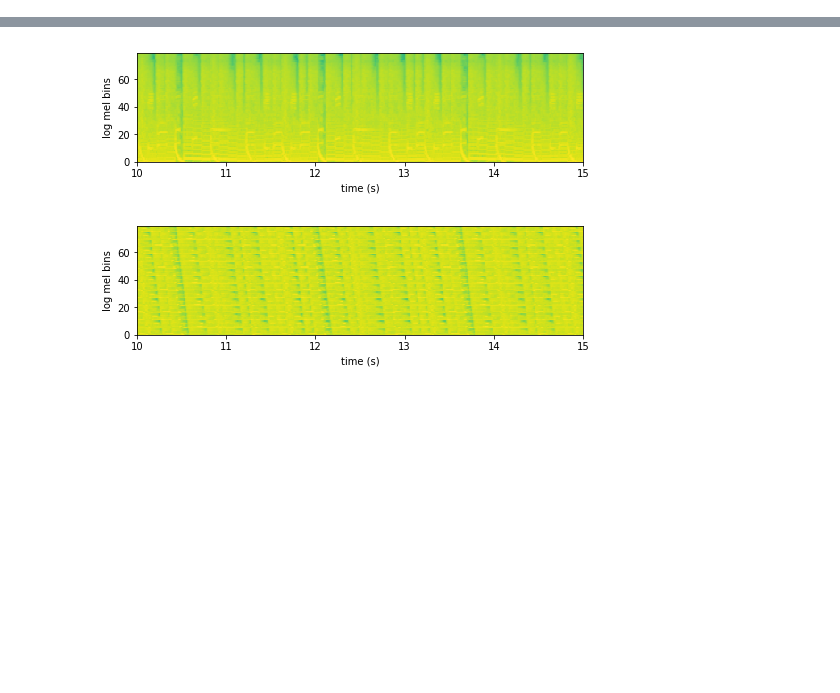
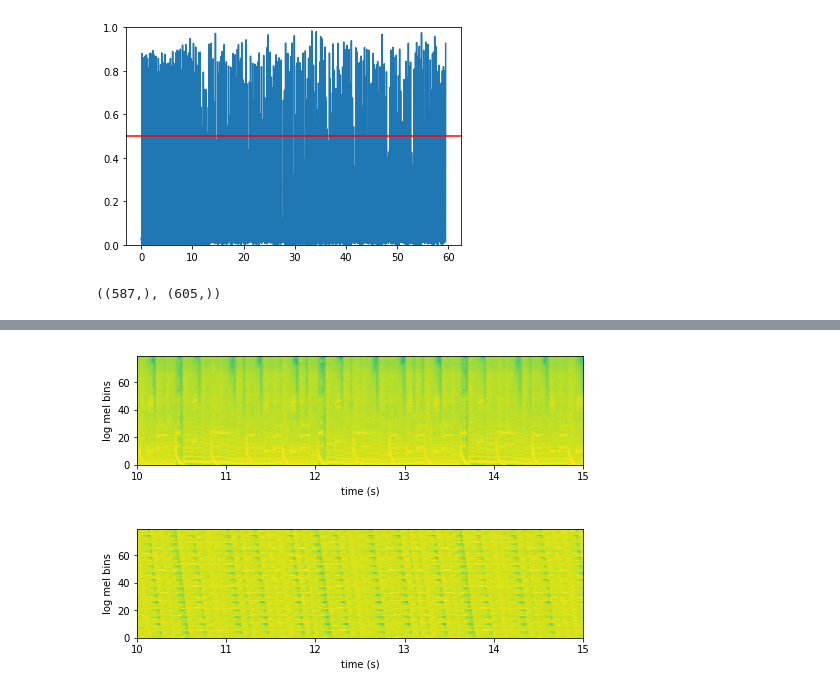
Before and after one commit to cpuguy96/StepCOVNet, a Jupyter notebook: timings_checker.ipynb, the cells around one changed output, grey strips where cells are left out. Cells and saved outputs as stored; diff of their text form; code cells hidden in the pictures; blank space fills up the shorter version.

Commit message:
updated to most recent
checking more models

```diff
--- a/timings_checker.ipynb
+++ b/timings_checker.ipynb
@@ -65,0 +139,8 @@ _________________________________________________________________
+# %%
+import xgboost as xgb
+bst = xgb.Booster({'nthread':-1})
+bst.load_model('colab_xgb_model.model')
+multi = False
+scaler = []
+with open("training_data/under_scaler.pkl", "rb") as file:
+    scaler.append(joblib.load(file))
@@ -66,18 +168,11 @@ _________________________________________________________________
 # %%
+import lightgbm as lgb
+lgb = lgb.Booster(model_file='colab_multi_lgb_model.model')
+multi = True
 scaler = []
-
-if model.layers[0].input_shape[1] != 1:
-    multi = True
-else:
-    multi = False
-
-if multi:
-    with open("training_data/scaler_low.pkl", "rb") as file:
-        scaler.append(joblib.load(file))
-    with open("training_data/scaler_mid.pkl", "rb") as file:
-        scaler.append(joblib.load(file))
-    with open("training_data/scaler_high.pkl", "rb") as file:
-        scaler.append(joblib.load(file))
-else:
-    with open("training_data/scaler.pkl", "rb") as file:
-        scaler.append(joblib.load(file))
+with open("training_data/multi_under_scaler_low.pkl", "rb") as file:
+    scaler.append(joblib.load(file))
+with open("training_data/multi_under_scaler_mid.pkl", "rb") as file:
+    scaler.append(joblib.load(file))
+with open("training_data/multi_under_scaler_high.pkl", "rb") as file:
+    scaler.append(joblib.load(file))
@@ -111,0 +264,23 @@ plt.show()
+# %%
+snip = pdf[50: 60*100]
+x = np.arange(0, len(snip)) * 0.01
+plt.plot(x, snip)
+plt.axhline(y=0.5, color='r', linestyle='-')
+plt.ylim(0, 1)
+plt.show()
+# %% [output]
+[figure, added]
+# %%
+pdf_avg = 0.2*pdf_xgb + 0.8*pdf
+b_baseline_avg = boundary_decoding(obs_i=pdf_avg,
+                              threshold=0.5,
+                              hopsize_t=0.01,
+                              OnsetPeakPickingProcessor=OnsetPeakPickingProcessor)
+lines = []
+with open("training_data/timings/zi-zis_journey.txt", "r") as file:
+    lines = file.readlines()
+    lines = np.asarray([x.replace("\n", "").split(" ")[1] for x in lines[3:]]).astype("float")
+
+lines.shape, b_baseline_xgb.shape
+# %% [output]
+((587,), (605,))
```
Also changed, not shown: parts of 44 cells of this notebook.
